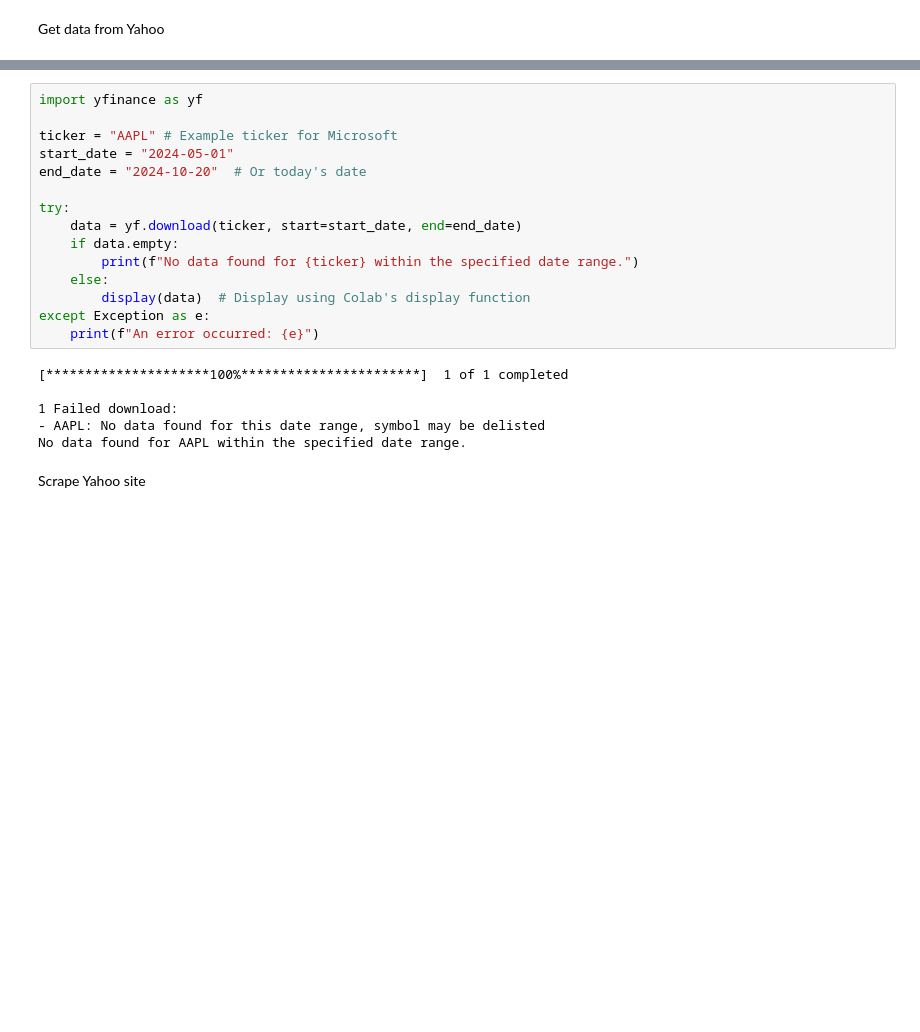
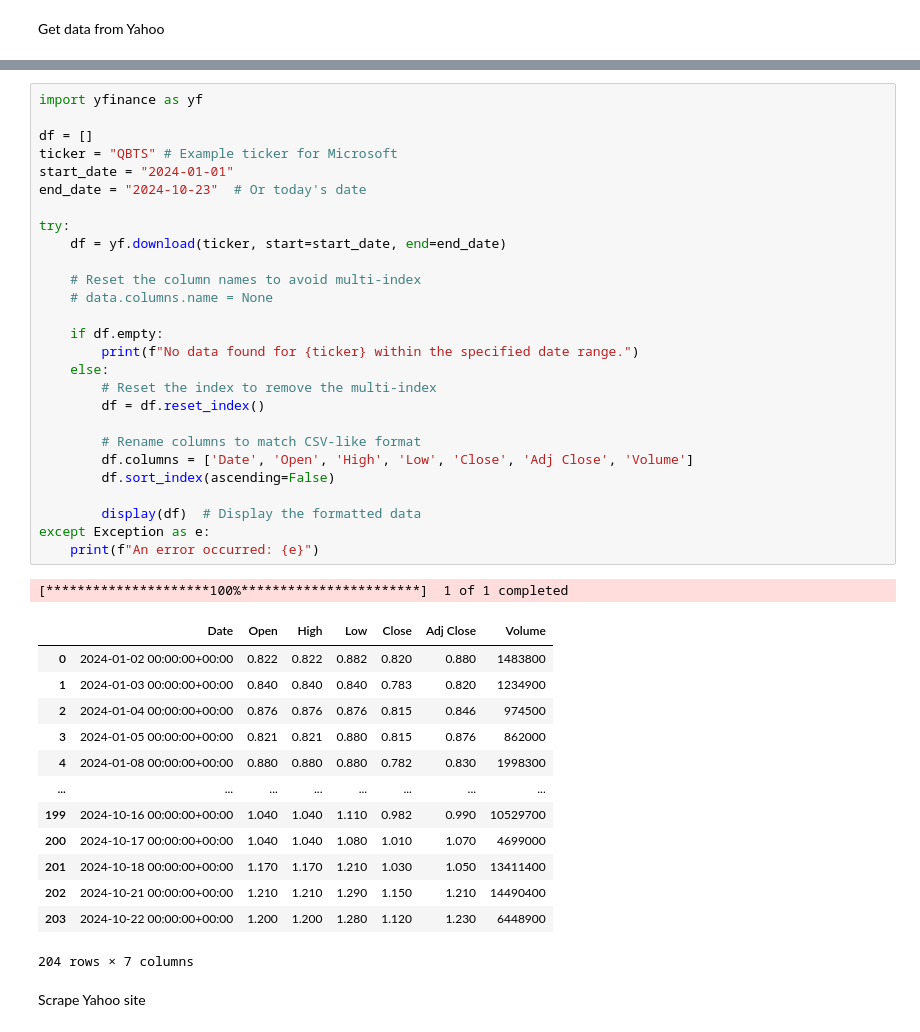
Before and after one commit to stefanciprian/rd, a Jupyter notebook: prices_and_volumes.ipynb, the cells around one changed output, grey strips where cells are left out. Saved outputs shown, nothing was run; the diff lists cells and outputs as text; blank space fills up the shorter version.

```diff
--- a/prices_and_volumes.ipynb
+++ b/prices_and_volumes.ipynb
@@ -49,24 +49,45 @@ Successfully installed appdirs-1.4.4 yfinance-0.2.12
 # %%
 import yfinance as yf
 
-ticker = "AAPL" # Example ticker for Microsoft
-start_date = "2024-05-01"
-end_date = "2024-10-20"  # Or today's date
+df = []
+ticker = "QBTS" # Example ticker for Microsoft
+start_date = "2024-01-01"
+end_date = "2024-10-23"  # Or today's date
 
 try:
-    data = yf.download(ticker, start=start_date, end=end_date)
-    if data.empty:
+    df = yf.download(ticker, start=start_date, end=end_date)
+
+    # Reset the column names to avoid multi-index
+    # data.columns.name = None
+
+    if df.empty:
         print(f"No data found for {ticker} within the specified date range.")
     else:
-        display(data)  # Display using Colab's display function
+        # Reset the index to remove the multi-index
+        df = df.reset_index()
+
+        # Rename columns to match CSV-like format
+        df.columns = ['Date', 'Open', 'High', 'Low', 'Close', 'Adj Close', 'Volume']
+        df.sort_index(ascending=False)
+
+        display(df)  # Display the formatted data
 except Exception as e:
     print(f"An error occurred: {e}")
 # %% [output]
 [*********************100%***********************]  1 of 1 completed
-
-1 Failed download:
-- AAPL: No data found for this date range, symbol may be delisted
-No data found for AAPL within the specified date range.
+|  | Date | Open | High | Low | Close | Adj Close | Volume |
+| 0 | 2024-01-02 00:00:00+00:00 | 0.822 | 0.822 | 0.882 | 0.820 | 0.880 | 1483800 |
+| 1 | 2024-01-03 00:00:00+00:00 | 0.840 | 0.840 | 0.840 | 0.783 | 0.820 | 1234900 |
+| 2 | 2024-01-04 00:00:00+00:00 | 0.876 | 0.876 | 0.876 | 0.815 | 0.846 | 974500 |
+| 3 | 2024-01-05 00:00:00+00:00 | 0.821 | 0.821 | 0.880 | 0.815 | 0.876 | 862000 |
+| 4 | 2024-01-08 00:00:00+00:00 | 0.880 | 0.880 | 0.880 | 0.782 | 0.830 | 1998300 |
+| ... | ... | ... | ... | ... | ... | ... | ... |
+| 199 | 2024-10-16 00:00:00+00:00 | 1.040 | 1.040 | 1.110 | 0.982 | 0.990 | 10529700 |
+| 200 | 2024-10-17 00:00:00+00:00 | 1.040 | 1.040 | 1.080 | 1.010 | 1.070 | 4699000 |
+| 201 | 2024-10-18 00:00:00+00:00 | 1.170 | 1.170 | 1.210 | 1.030 | 1.050 | 13411400 |
+| 202 | 2024-10-21 00:00:00+00:00 | 1.210 | 1.210 | 1.290 | 1.150 | 1.210 | 14490400 |
+| 203 | 2024-10-22 00:00:00+00:00 | 1.200 | 1.200 | 1.280 | 1.120 | 1.230 | 6448900 |
+204 rows × 7 columns
 # %% [markdown]
 Scrape Yahoo site
 # %%
```
Also changed, not shown: parts of 15 cells of this notebook.
